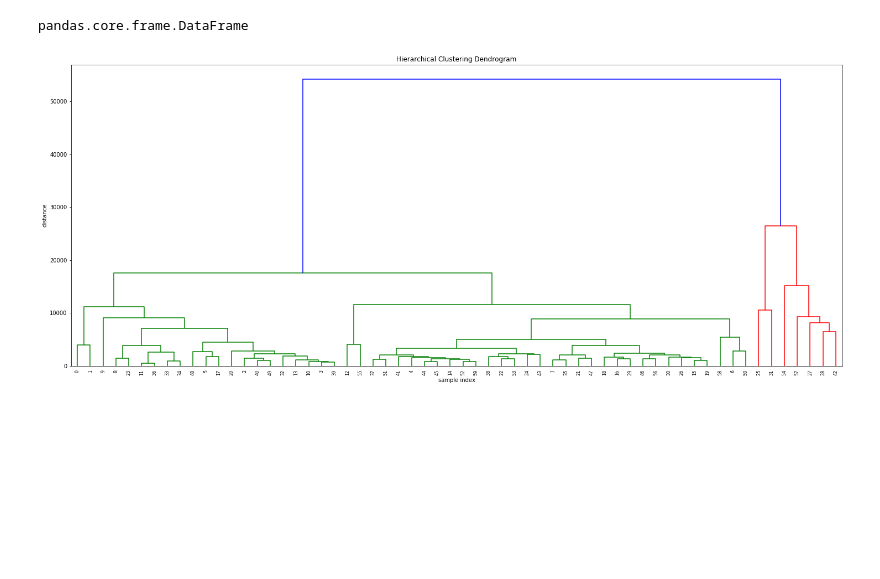
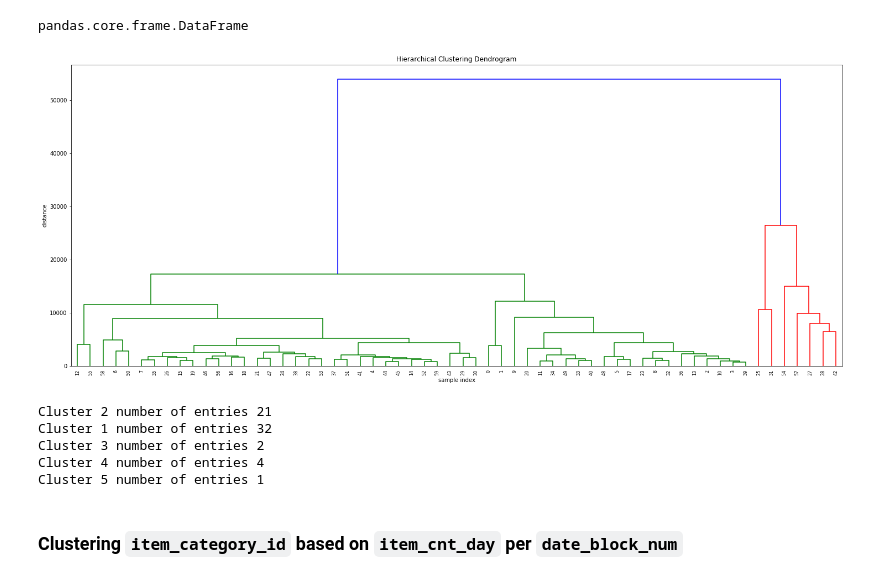
Before and after one commit to iamkrut/Predict-Future-Sales, a Jupyter notebook: Clustering.ipynb, the cells around one changed output. Saved outputs shown, nothing was run; the diff lists cells and outputs as text; code cells hidden in the pictures; blank space fills up the shorter version.

Commit message:
Adding clustering for item categories

```diff
--- a/Clustering.ipynb
+++ b/Clustering.ipynb
@@ -124,31 +106,58 @@ def DTWDistance(s1, s2):
         DTW[(i, -1)] = float('inf')
     for i in range(len(s2)):
         DTW[(-1, i)] = float('inf')
     DTW[(-1, -1)] = 0
 
     for i in range(len(s1)):
         for j in range(len(s2)):
             dist= (s1[i]-s2[j])**2
             DTW[(i, j)] = dist + min(DTW[(i-1, j)],DTW[(i, j-1)], DTW[(i-1, j-1)])
 
     return sqrt(DTW[len(s1)-1, len(s2)-1])
 
 def spearman_correlation(x, y):
     r = stats.pearsonr(x, y)[0]
     return 1 - r # correlation to distance: range 0 to 2
 
 Z = hac.linkage(timeSeries, method='complete', metric=DTWDistance)
 
 # Plot dendogram
 plt.figure(figsize=(25, 10))
 plt.title('Hierarchical Clustering Dendrogram')
 plt.xlabel('sample index')
 plt.ylabel('distance')
 hac.dendrogram(
     Z,
     leaf_rotation=90.,  # rotates the x axis labels
     leaf_font_size=8.,  # font size for the x axis labels
 )
 plt.show()
+
+# retrieving clusters, k is the number of clusters we want
+from scipy.cluster.hierarchy import fcluster
+
+def print_clusters(timeSeries, Z, k, plot=False):
+    # k Number of clusters I'd like to extract
+    results = fcluster(Z, k, criterion='maxclust')
+
+    # check the results
+    s = pd.Series(results)
+    clusters = s.unique()
+
+    for c in clusters:
+        cluster_indeces = s[s==c].index
+        print("Cluster %d number of entries %d" % (c, len(cluster_indeces)))
+        if plot:
+            timeSeries.T.iloc[:,cluster_indeces].plot()
+            plt.show()
+
+print_clusters(timeSeries, Z, 5, plot=False)
 # %% [output]
-[figure, old version]
+[figure, new version]
+Cluster 2 number of entries 21
+Cluster 1 number of entries 32
+Cluster 3 number of entries 2
+Cluster 4 number of entries 4
+Cluster 5 number of entries 1
+# %% [markdown]
+### Clustering `item_category_id` based on  `item_cnt_day` per `date_block_num`
```
Also changed, not shown: parts of 9 cells of this notebook.
